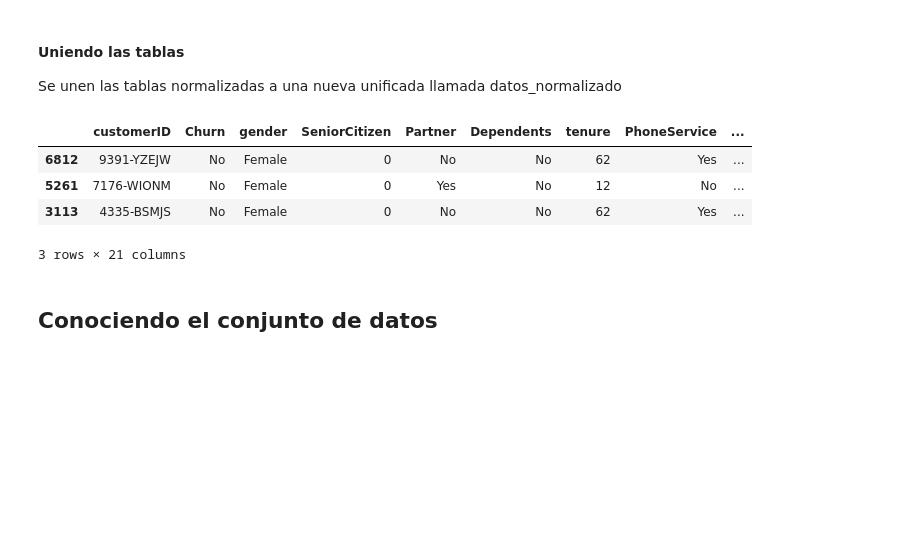
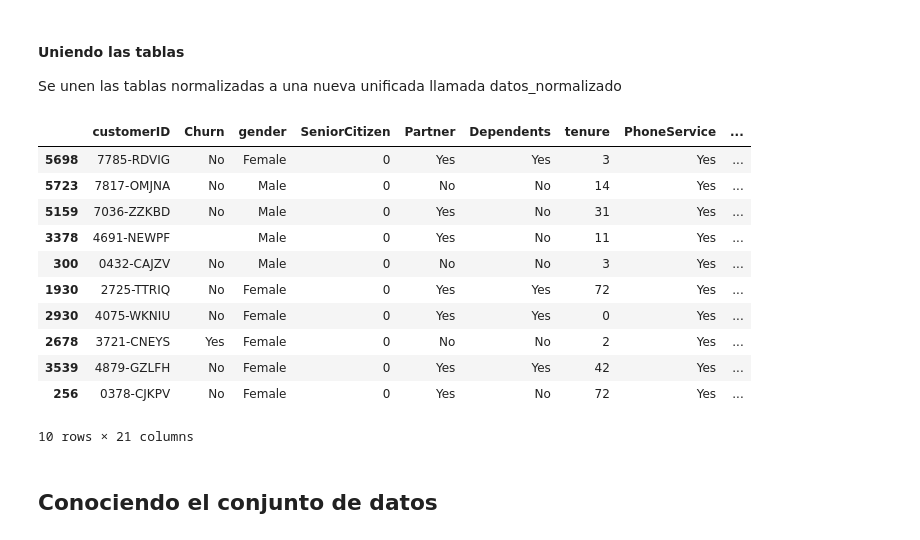
Before and after one commit to adromass/Challenge_Telecom_X, a Jupyter notebook: Challenge_Telecom_X.ipynb, the cells around one changed output. Cells and saved outputs as stored; diff of their text form; code cells hidden in the pictures; blank space fills up the shorter version.

```diff
--- a/Challenge_Telecom_X.ipynb
+++ b/Challenge_Telecom_X.ipynb
@@ -90,18 +93,25 @@ Se unen las tablas normalizadas a una nueva unificada llamada datos_normalizado
 # %%
 datos_normalizado = pd.concat(
     [
         datos.drop(columns=['customer', 'phone', 'internet', 'account']),
         customer, phone, internet, account
     ],
     axis=1
 )
-datos_normalizado.sample(3)
+datos_normalizado.sample(10)
 # %% [output]
 |  | customerID | Churn | gender | SeniorCitizen | Partner | Dependents | tenure | PhoneService | ... |
-| 6812 | 9391-YZEJW | No | Female | 0 | No | No | 62 | Yes | ... |
-| 5261 | 7176-WIONM | No | Female | 0 | Yes | No | 12 | No | ... |
-| 3113 | 4335-BSMJS | No | Female | 0 | No | No | 62 | Yes | ... |
+| 5698 | 7785-RDVIG | No | Female | 0 | Yes | Yes | 3 | Yes | ... |
+| 5723 | 7817-OMJNA | No | Male | 0 | No | No | 14 | Yes | ... |
+| 5159 | 7036-ZZKBD | No | Male | 0 | Yes | No | 31 | Yes | ... |
+| 3378 | 4691-NEWPF |  | Male | 0 | Yes | No | 11 | Yes | ... |
+| 300 | 0432-CAJZV | No | Male | 0 | No | No | 3 | Yes | ... |
+| 1930 | 2725-TTRIQ | No | Female | 0 | Yes | Yes | 72 | Yes | ... |
+| 2930 | 4075-WKNIU | No | Female | 0 | Yes | Yes | 0 | Yes | ... |
+| 2678 | 3721-CNEYS | Yes | Female | 0 | No | No | 2 | Yes | ... |
+| 3539 | 4879-GZLFH | No | Female | 0 | Yes | Yes | 42 | Yes | ... |
+| 256 | 0378-CJKPV | No | Female | 0 | Yes | No | 72 | Yes | ... |
-3 rows × 21 columns
+10 rows × 21 columns
 # %% [markdown]
 ## Conociendo el conjunto de datos
 # %% [markdown]
```
Also changed, not shown: parts of 36 cells of this notebook.
